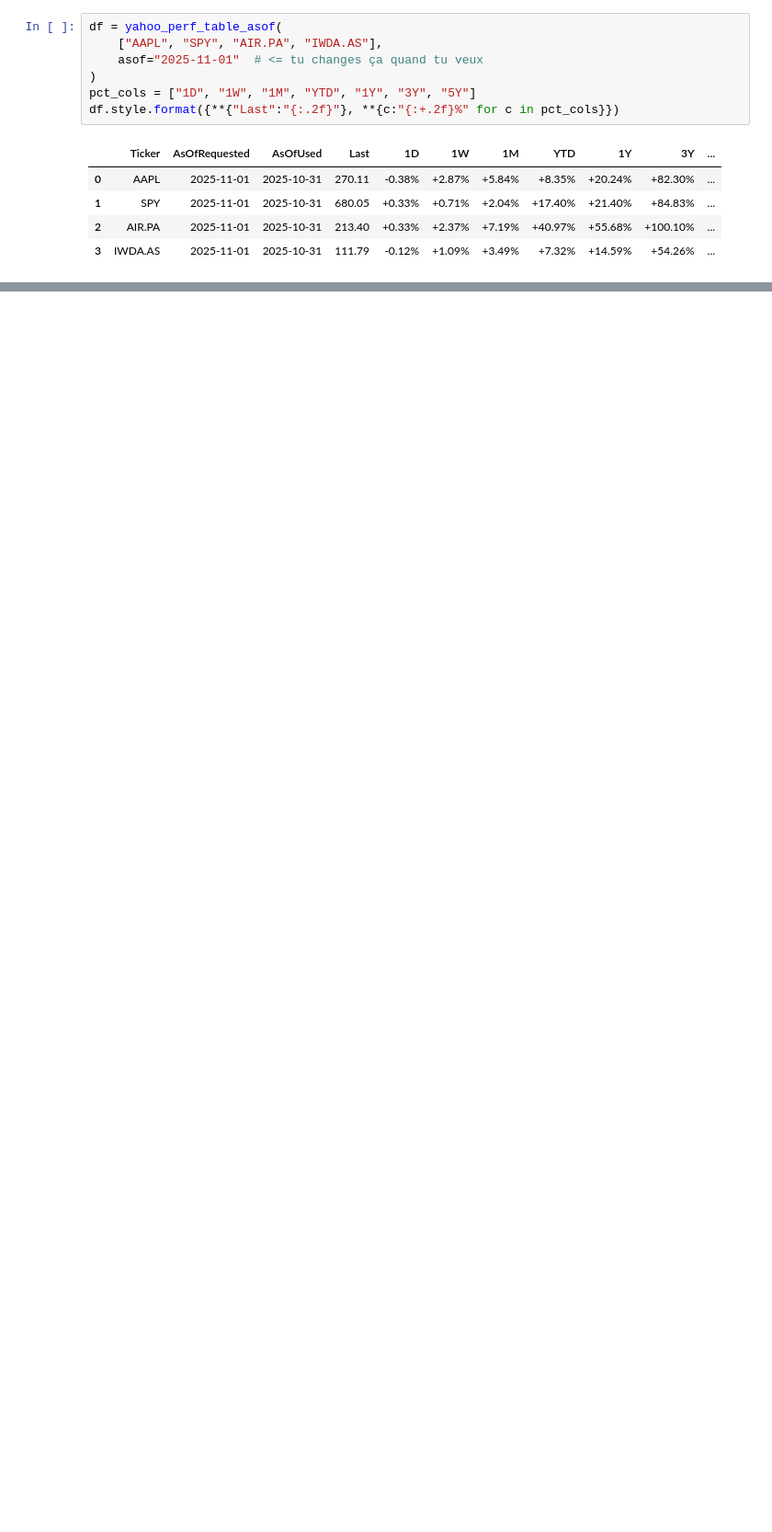
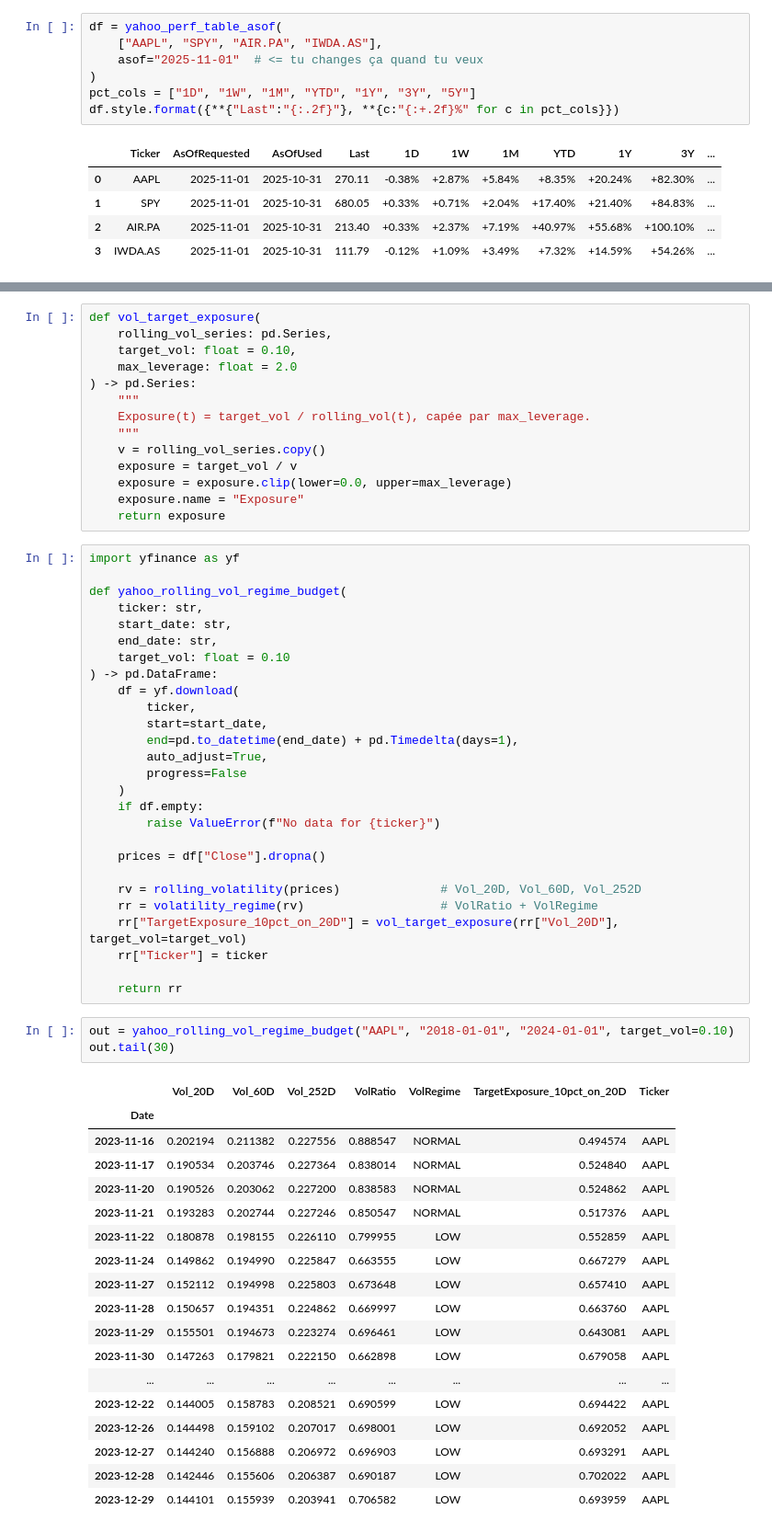
Before and after one commit to Vincent-Bulut/kitt, a Jupyter notebook: notebooks/analytics.ipynb, the cells around one changed output, grey strips where cells are left out. Shown at 92% size. Saved outputs shown, nothing was run; the diff lists cells and outputs as text; blank space fills up the shorter version.

```diff
--- a/notebooks/analytics.ipynb
+++ b/notebooks/analytics.ipynb
@@ -95,0 +780,63 @@ df.style.format({**{"Last":"{:.2f}"}, **{c:"{:+.2f}%" for c in pct_cols}})
+# %%
+def vol_target_exposure(
+    rolling_vol_series: pd.Series,
+    target_vol: float = 0.10,
+    max_leverage: float = 2.0
+) -> pd.Series:
+    """
+    Exposure(t) = target_vol / rolling_vol(t), capée par max_leverage.
+    """
+    v = rolling_vol_series.copy()
+    exposure = target_vol / v
+    exposure = exposure.clip(lower=0.0, upper=max_leverage)
+    exposure.name = "Exposure"
+    return exposure
+# %%
+import yfinance as yf
+
+def yahoo_rolling_vol_regime_budget(
+    ticker: str,
+    start_date: str,
+    end_date: str,
+    target_vol: float = 0.10
+) -> pd.DataFrame:
+    df = yf.download(
+        ticker,
+        start=start_date,
+        end=pd.to_datetime(end_date) + pd.Timedelta(days=1),
+        auto_adjust=True,
+        progress=False
+    )
+    if df.empty:
+        raise ValueError(f"No data for {ticker}")
+
+    prices = df["Close"].dropna()
+
+    rv = rolling_volatility(prices)              # Vol_20D, Vol_60D, Vol_252D
+    rr = volatility_regime(rv)                   # VolRatio + VolRegime
+    rr["TargetExposure_10pct_on_20D"] = vol_target_exposure(rr["Vol_20D"], target_vol=target_vol)
+    rr["Ticker"] = ticker
+
+    return rr
+# %%
+out = yahoo_rolling_vol_regime_budget("AAPL", "2018-01-01", "2024-01-01", target_vol=0.10)
+out.tail(30)
+# %% [output]
+|  | Vol_20D | Vol_60D | Vol_252D | VolRatio | VolRegime | TargetExposure_10pct_on_20D | Ticker |
+| Date |  |  |  |  |  |  |  |
+| 2023-11-16 | 0.202194 | 0.211382 | 0.227556 | 0.888547 | NORMAL | 0.494574 | AAPL |
+| 2023-11-17 | 0.190534 | 0.203746 | 0.227364 | 0.838014 | NORMAL | 0.524840 | AAPL |
+| 2023-11-20 | 0.190526 | 0.203062 | 0.227200 | 0.838583 | NORMAL | 0.524862 | AAPL |
+| 2023-11-21 | 0.193283 | 0.202744 | 0.227246 | 0.850547 | NORMAL | 0.517376 | AAPL |
+| 2023-11-22 | 0.180878 | 0.198155 | 0.226110 | 0.799955 | LOW | 0.552859 | AAPL |
+| 2023-11-24 | 0.149862 | 0.194990 | 0.225847 | 0.663555 | LOW | 0.667279 | AAPL |
+| 2023-11-27 | 0.152112 | 0.194998 | 0.225803 | 0.673648 | LOW | 0.657410 | AAPL |
+| 2023-11-28 | 0.150657 | 0.194351 | 0.224862 | 0.669997 | LOW | 0.663760 | AAPL |
+| 2023-11-29 | 0.155501 | 0.194673 | 0.223274 | 0.696461 | LOW | 0.643081 | AAPL |
+| 2023-11-30 | 0.147263 | 0.179821 | 0.222150 | 0.662898 | LOW | 0.679058 | AAPL |
+| ... | ... | ... | ... | ... | ... | ... | ... |
+| 2023-12-22 | 0.144005 | 0.158783 | 0.208521 | 0.690599 | LOW | 0.694422 | AAPL |
+| 2023-12-26 | 0.144498 | 0.159102 | 0.207017 | 0.698001 | LOW | 0.692052 | AAPL |
+| 2023-12-27 | 0.144240 | 0.156888 | 0.206972 | 0.696903 | LOW | 0.693291 | AAPL |
+| 2023-12-28 | 0.142446 | 0.155606 | 0.206387 | 0.690187 | LOW | 0.702022 | AAPL |
+| 2023-12-29 | 0.144101 | 0.155939 | 0.203941 | 0.706582 | LOW | 0.693959 | AAPL |
```
Also changed, not shown: parts of 41 cells of this notebook, 1 other file.
